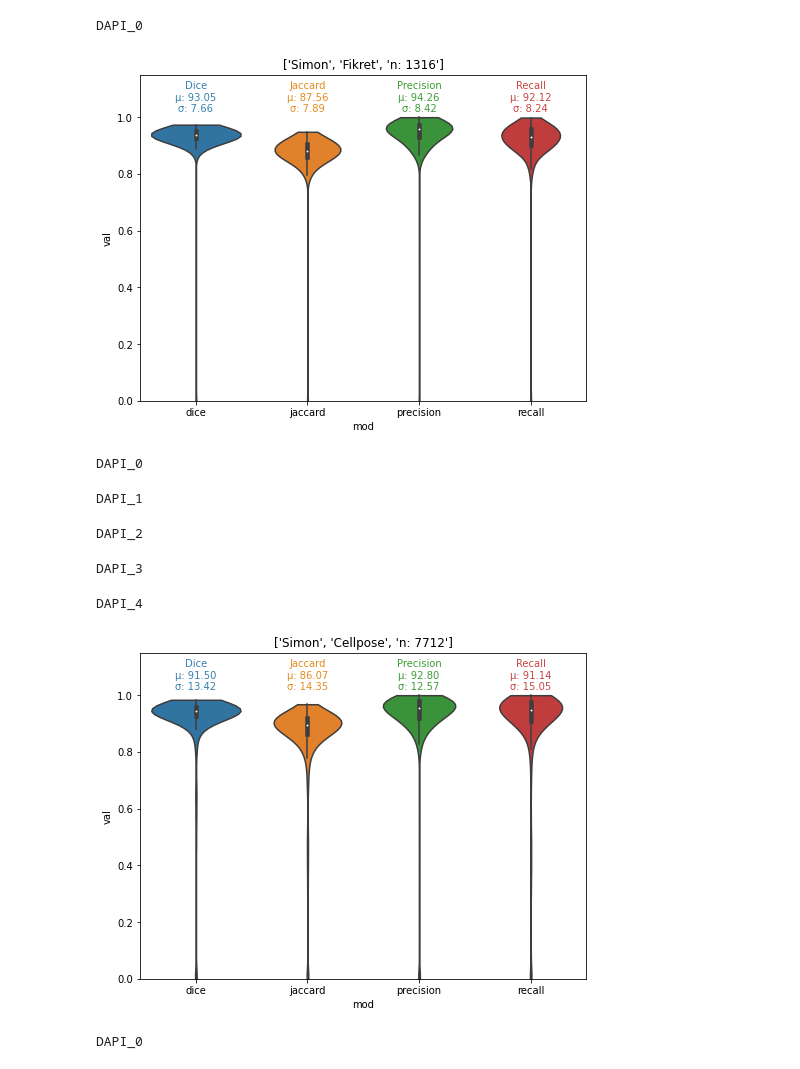
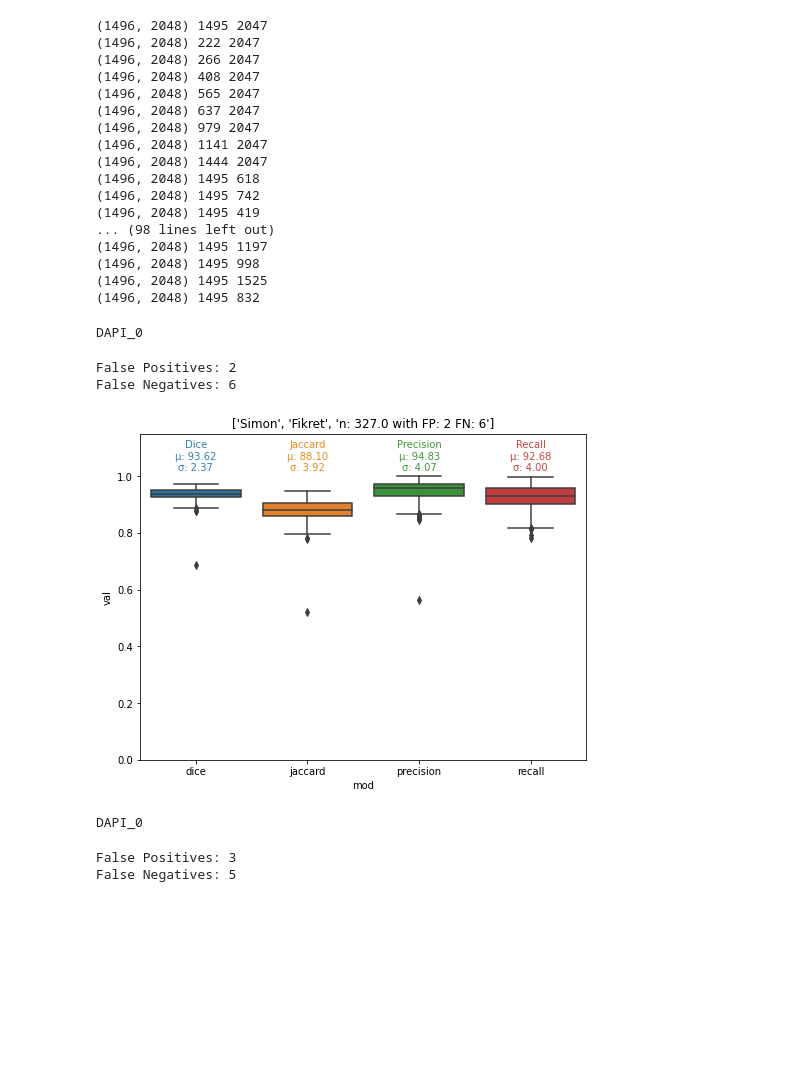
Before and after one commit to SimonBon/CellClass, a Jupyter notebook: Compare_Segmentations.ipynb, the cells around one changed output. Cells and saved outputs as stored; diff of their text form; code cells hidden in the pictures; blank space fills up the shorter version.

Commit message:
changed evaluation of segmentation with fals negative and false positives

```diff
--- a/Compare_Segmentations.ipynb
+++ b/Compare_Segmentations.ipynb
@@ -152,9 +153,6 @@ for file in files:
     elif "FIKRET" in file:
         eval._process_illustrator_output(os.path.join(base, file), os.path.join(base,"fikret"))
 # %%
-from tqdm import tqdm
-import pandas as pd
-
 bases = ["/data_isilon_main/isilon_images/10_MetaSystems/MetaSystemsData/MYCN_SpikeIn/testdata/simon", "/data_isilon_main/isilon_images/10_MetaSystems/MetaSystemsData/MYCN_SpikeIn/testdata/fikret"]
 
 for base, observer in zip(bases, ["observer0", "observer1"]):
@@ -165,5 +163,6 @@ for base, observer in zip(bases, ["observer0", "observer1"]):
         sample = file.split("-")[0]
         im = eval.remove_boarder(eval.load_segmentation(os.path.join(base, file)))
         samples.append({"name": sample, "im": im})
+        plt.imshow(im); plt.show()
 
     locals()[observer] = pd.DataFrame(samples)
@@ -186,50 +209,75 @@ CP = Segmentation("cellpose")
 dfs = []
 for _, row in dapi.iterrows():
     _, mask = CP(row.im)
-    dfs.append({"name": row["name"], "dapi": row.im, "im": eval.remove_boarder(mask)})
+    mask = eval.remove_boarder(mask)
+    dfs.append({"name": row["name"], "dapi": row.im, "im": mask})
+# %% [output]
+(1496, 2048) 1495 2047
+(1496, 2048) 222 2047
+(1496, 2048) 266 2047
+(1496, 2048) 408 2047
+(1496, 2048) 565 2047
+(1496, 2048) 637 2047
+(1496, 2048) 979 2047
+(1496, 2048) 1141 2047
+(1496, 2048) 1444 2047
+(1496, 2048) 1495 618
+(1496, 2048) 1495 742
+(1496, 2048) 1495 419
+... (98 lines left out)
+(1496, 2048) 1495 1197
+(1496, 2048) 1495 998
+(1496, 2048) 1495 1525
+(1496, 2048) 1495 832
 # %%
 predictions = pd.DataFrame(dfs)
 # %%
+import importlib
+importlib.reload(eval)
+
 def compare_segmentations(df0, df1, title):
 
     rets = []
+    fps = 0
+    fns = 0
     for _, row in df0.iterrows():
         if any(df1['name'].str.contains(row["name"])):
             print(row["name"])
             seg0 = row["im"]
             seg1 = df1[df1["name"]==row["name"]].im.item()
-            rets.extend(eval.compare_segmentations(seg0, seg1))
+            ret, fp, fn = eval.compare_segmentations(seg0, seg1)
+            rets.extend(ret)
+            fps += fp
+            fns += fn
 
     df = pd.DataFrame(rets)
     d = []
     for n in natsorted(df["mod"].unique()):
         tmp = df[df["mod"] == n]
         d.append({
             "mean": tmp.val.mean(),
             "std": tmp.val.std(),
             "measure": n,
             })
 
     plt.rcParams["figure.figsize"] = 8,6
-    ax = sb.violinplot(x="mod", y="val", data=df, cut=0)
+    ax = sb.boxplot(x="mod", y="val", data=df)
     ax.set_ylim(0, 1.15)
 
     for info, n, c, val in zip(d, np.linspace(0,3,4), ["#3680AE", "#E68C20", "#3F9C37", "#C84644"], [f"Dice", f"Jaccard",f"Precision",f"Recall"]):
         plt.text(n, 1.07, f"{val}\nµ: {info['mean']*100:.2f}\nσ: {info['std']*100:.2f}", ha="center", va="center", c=c)
 
-    ax.set_title([*title, f"n: {len(rets)/4}"])
+    ax.set_title([*title, f"n: {len(rets)/4} with FP: {fps} FN: {fns}"])
     plt.show()
 
 compare_segmentations(observer0, observer1, ["Simon", "Fikret"])
 compare_segmentations(observer0, predictions, ["Simon", "Cellpose"])
 compare_segmentations(observer1, predictions, ["Fikret", "Cellpose"])
 # %% [output]
 DAPI_0
+False Positives: 2
+False Negatives: 6
-[figure, old version]
+[figure, new version]
-DAPI_0
-DAPI_1
+DAPI_0
-DAPI_2
+False Positives: 3
+False Negatives: 5
-DAPI_3
-DAPI_4
-[figure, removed]
-DAPI_0
```
Also changed, not shown: parts of 5 cells of this notebook, 3 other files.
